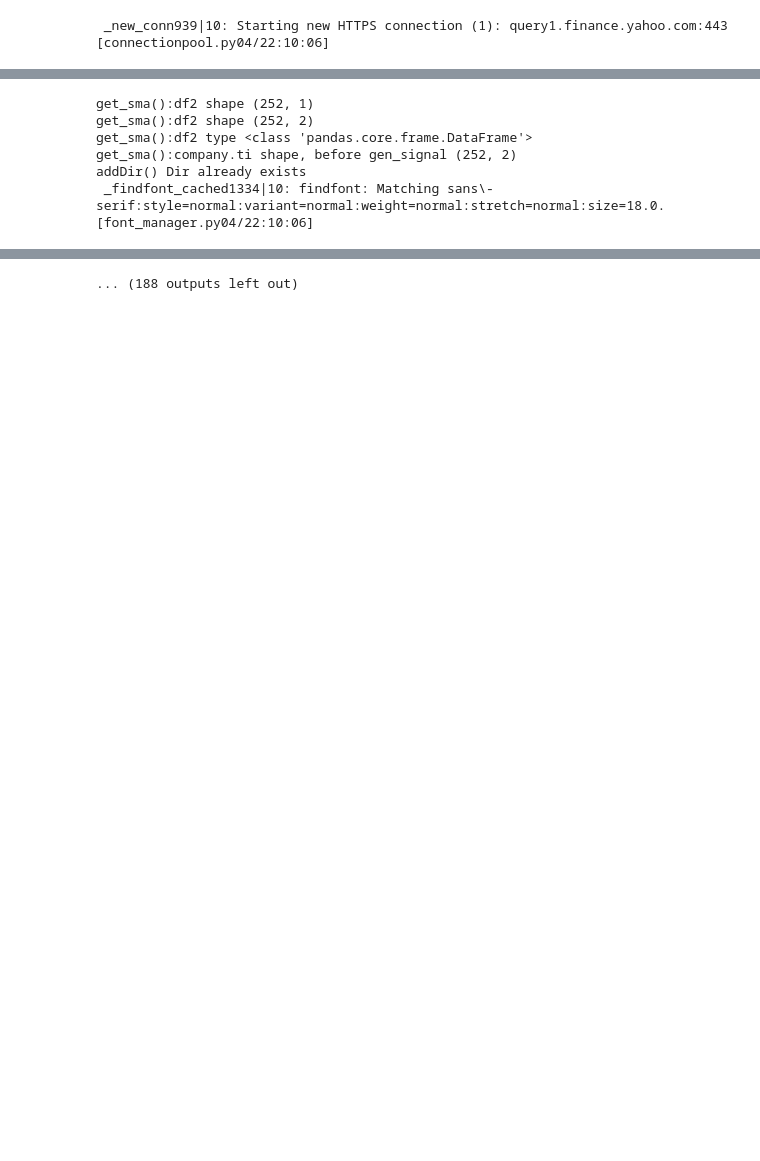
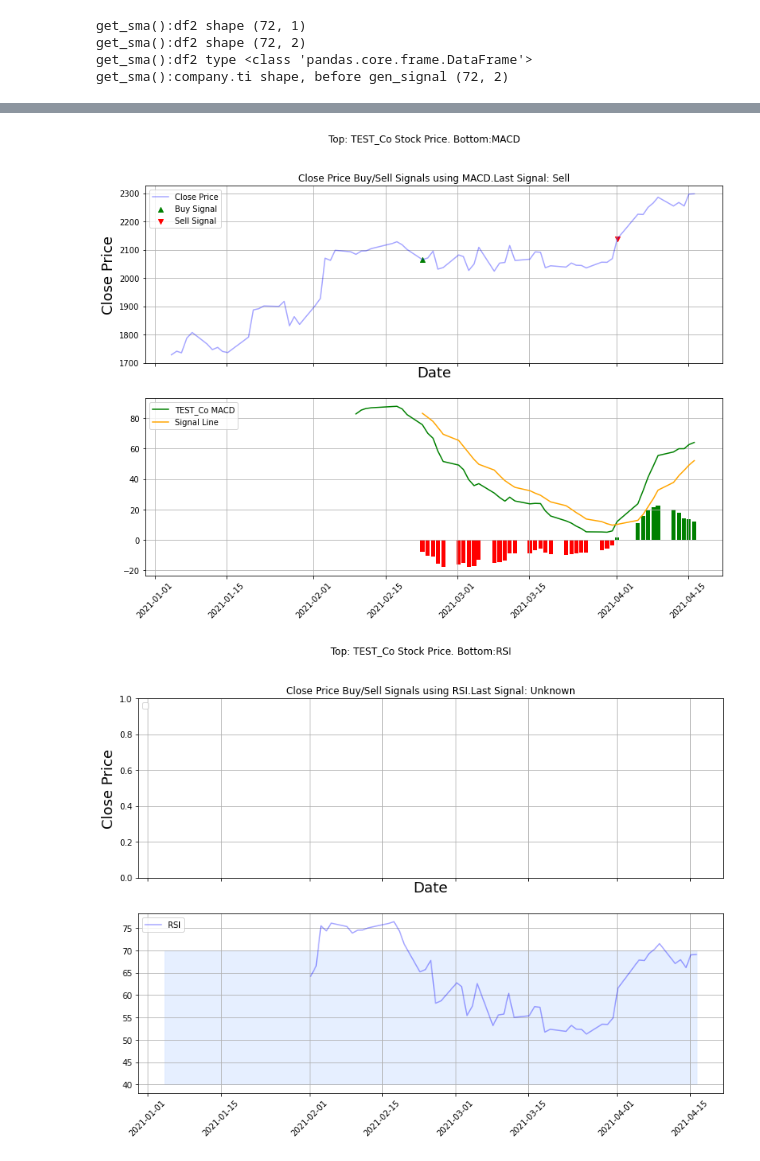
Before and after one commit to ben-t-eng/prj_TDAAPI, a Jupyter notebook: MatP_Fin.ipynb, the cells around one changed output, grey strips where cells are left out. Cells and saved outputs as stored; diff of their text form; code cells hidden in the pictures; blank space fills up the shorter version.

```diff
--- a/MatP_Fin.ipynb
+++ b/MatP_Fin.ipynb
@@ -396,7 +307,7 @@ yTestCo.prices= pd.Series(DF2['close'].values, index=DF2['Date']) #price is PD s
 
 #select between two different sources
 # from yahoo with pd ds with column "Close" and datetime item as index
-yTestCo=yGoog
+#yTestCo=yGoog
 
 set_technical_indicators(config, yTestCo)
 
@@ -426,4 +337,7 @@ tacp.plot_sma(yTestCo)
 #print("testco.tech ind index type", type(yTestCo.technical_indicators.index))
 #print (' testo.tech ind =', yTestCo.technical_indicators)
 # %% [output]
- _new_conn939|10: Starting new HTTPS connection (1): query1.finance.yahoo.com:443 [connectionpool.py04/22:10:06]
+get_sma():df2 shape (72, 1)
+get_sma():df2 shape (72, 2)
+get_sma():df2 type <class 'pandas.core.frame.DataFrame'>
+get_sma():company.ti shape, before gen_signal (72, 2)
@@ -435,6 +343,0 @@ tacp.plot_sma(yTestCo)
-get_sma():df2 shape (252, 1)
-get_sma():df2 shape (252, 2)
-get_sma():df2 type <class 'pandas.core.frame.DataFrame'>
-get_sma():company.ti shape, before gen_signal (252, 2)
-addDir() Dir already exists
- _findfont_cached1334|10: findfont: Matching sans\-serif:style=normal:variant=normal:weight=normal:stretch=normal:size=18.0. [font_manager.py04/22:10:06]
@@ -446 +344,2 @@ addDir() Dir already exists
-... (188 outputs left out)
+[figure, added]
+[figure, added]
```
Also changed, not shown: parts of 8 cells of this notebook, 13 other files.
